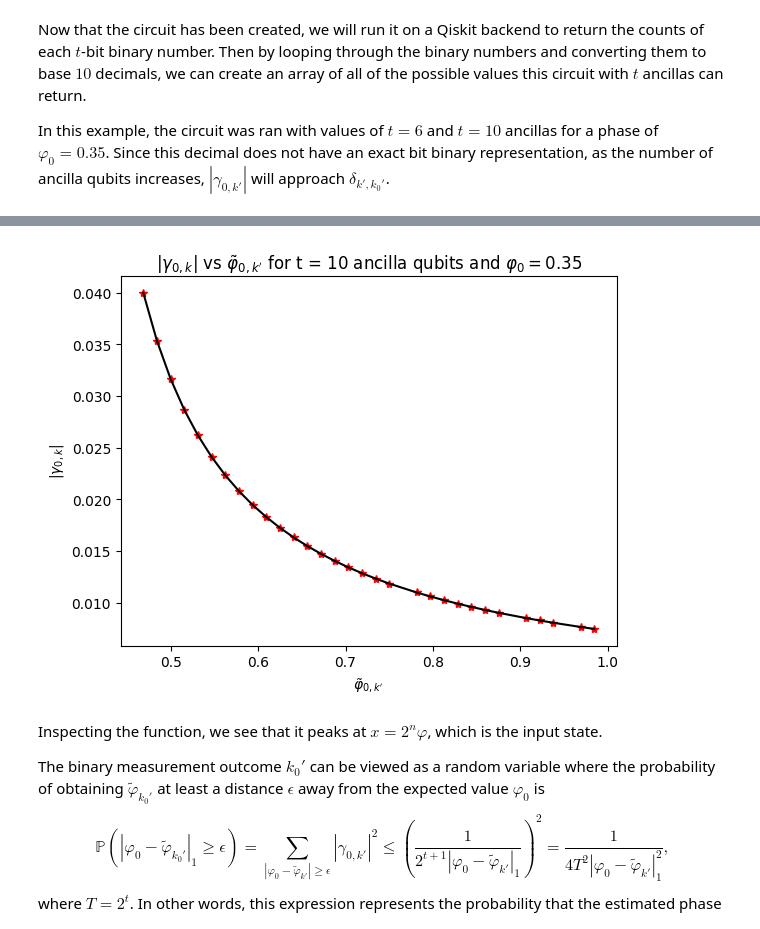
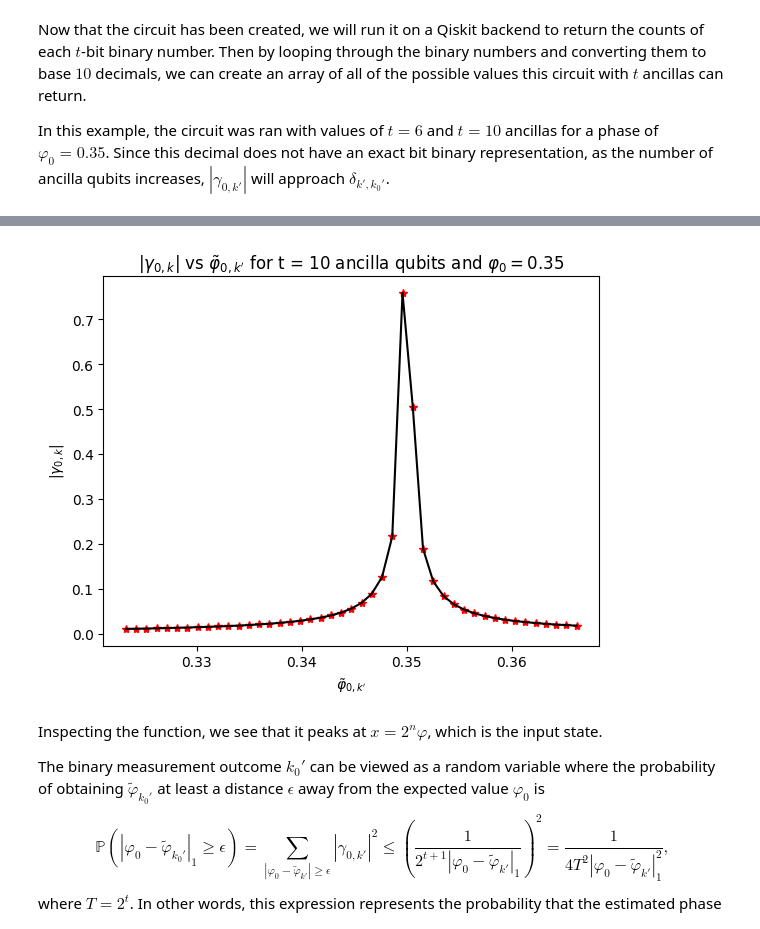
Before and after one commit to Quantum-Linear-Algebra/Intro-to-Quantum-Linear-Algebra, a Jupyter notebook: 5-Quantum_Phase_Estimation.ipynb, the cells around one changed output, grey strips where cells are left out. Drawn from its saved outputs; the diff is of its cells as text; code cells hidden in the pictures.

```diff
--- a/5-Quantum_Phase_Estimation.ipynb
+++ b/5-Quantum_Phase_Estimation.ipynb
@@ -140,8 +128,6 @@ qc.x(ancilla_bits)
 qc.barrier()
 for i in range(ancilla_bits):
     qc.cp((2*pi*angle)*2**(i), ancilla_bits,i)
-
-add_inv_fourier_transform(qc,ancilla_bits)
-qc.compose(QFT(ancilla_bits, inverse = True), range(ancilla_bits))
+qc.append(QFT(ancilla_bits, inverse = True), range(ancilla_bits))
 qc.draw('mpl')
 # %% [output]
@@ -406,15 +395,39 @@ plt.show() # plot function against possible phases
 # %%
-# rerun code above with 10 ancillas and run this cell instead
+ancilla_bits = 10
+angle = 0.35
+qc = QuantumCircuit(ancilla_bits+1, ancilla_bits)
+for i in range(ancilla_bits): qc.h(i) # defined function that applies Hadamard gates to all ancillas
+qc.x(ancilla_bits) # apply an X gate to the last qubit to prepare |psi>
+qc.barrier()
+for i in range(ancilla_bits): # apply controlled unitaries
+    qc.cp((2*pi*angle)*2**(i), ancilla_bits,i)
+qc.append(QFT(ancilla_bits, inverse = True), range(ancilla_bits))
+for i in range(ancilla_bits): qc.measure(i,i)
+aer_sim = AerSimulator()
+trans_qc = transpile(qc, aer_sim)
+counts = aer_sim.run(trans_qc, shots = 10**4).result().get_counts()
+
+
+kvals = []
+binaries = []
+for key in counts: # make a list of all binary possibilities
+    binaries.append(key)
+for num in binaries: # convert all binary numbers to decimals and make array
+    decimal = 0
+    for i in range(len(num)):
+        decimal += int(num[i])/2**(i+1)
+    kvals.append(decimal)
+kvals = np.sort(np.array(kvals))
 gamma = 1/((2**(ancilla_bits + 1))*abs(angle - kvals))
 gamma = gamma/(np.sqrt(sum(gamma**2))) # calculate |gamma_0,k'| function
 plt.plot(kvals[30:75], gamma[30:75], 'r*')
 plt.plot(kvals[30:75], gamma[30:75], 'k-')
 plt.xlabel("$\u03c6\u0303_{0,k'}$")
 plt.ylabel('$|\u03B3_{0,k}|$')
 plt.title("$|\u03B3_{0,k}|$ vs $\u03c6\u0303_{0,k'}$ for t = 10 ancilla qubits and $\u03c6_0 = 0.35$")
 plt.show() # plot function against possible phases
 # %% [output]
-[figure, old version]
+[figure, new version]
 # %% [markdown]
 Inspecting the function, we see that it peaks at $x = 2^n\varphi$, which is the input state.
 
```
Also changed, not shown: parts of 15 cells of this notebook, 1 other file.
